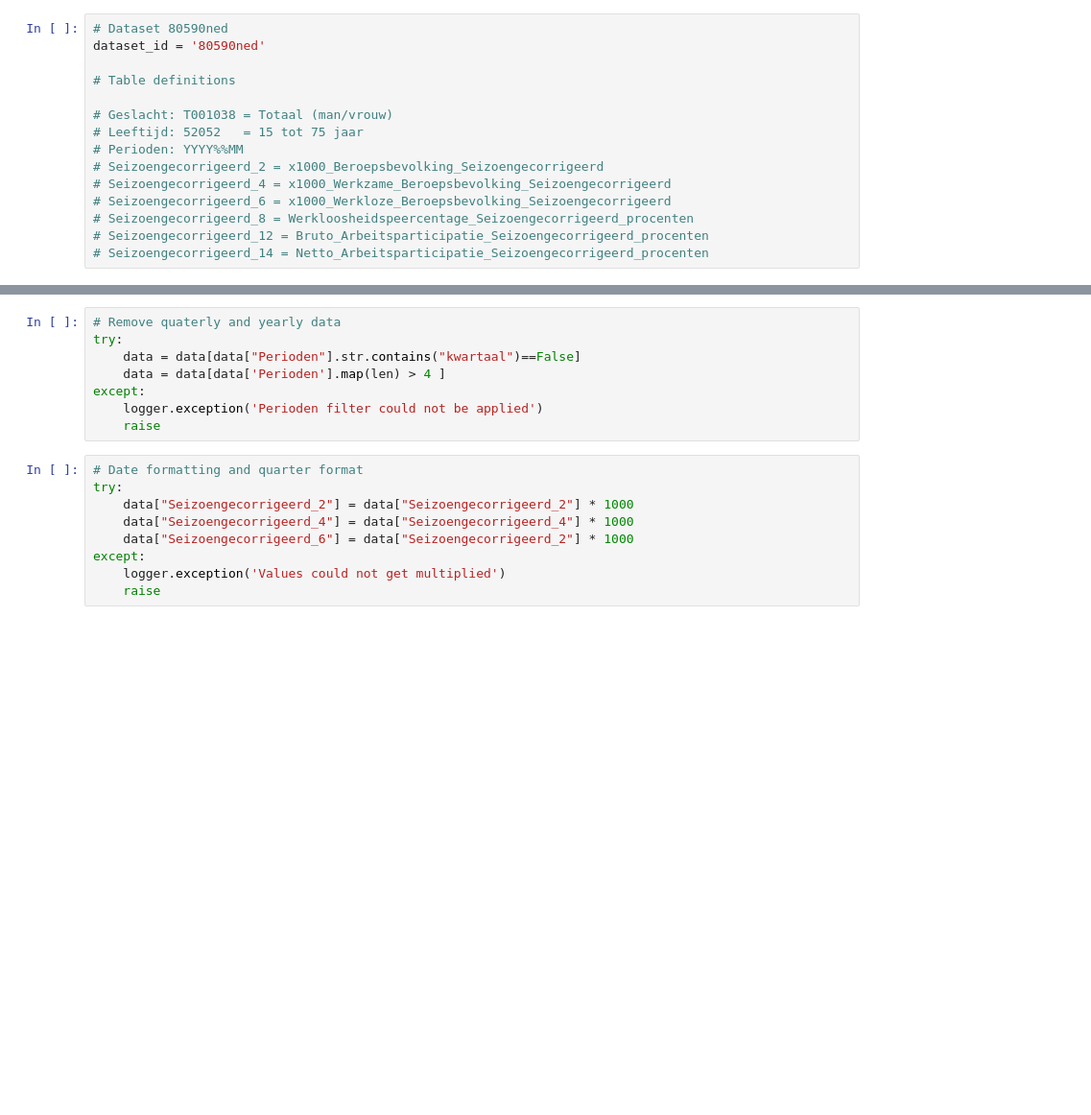
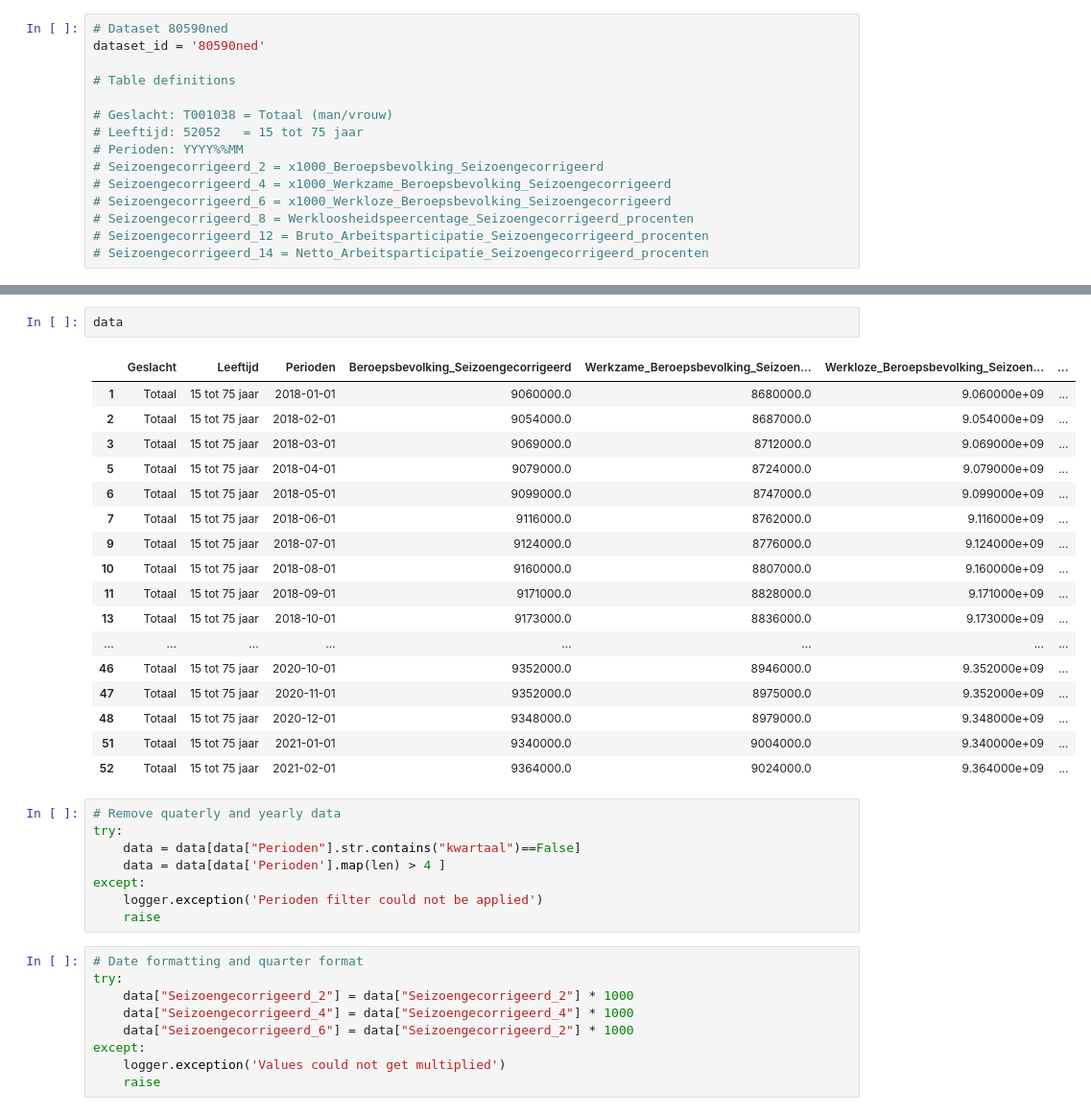
Before and after one commit to jeroensmink98/Zehnder-Source-Automation, a Jupyter notebook: src/E003_Unemployment_Rate.ipynb, the cells around one changed output, grey strips where cells are left out. Shown at 96% size. Cells and saved outputs as stored; diff of their text form; blank space fills up the shorter version.

```diff
--- a/src/E003_Unemployment_Rate.ipynb
+++ b/src/E003_Unemployment_Rate.ipynb
@@ -63,3 +72,23 @@ except:
+# %%
+data
+# %% [output]
+|  | Geslacht | Leeftijd | Perioden | Beroepsbevolking_Seizoengecorrigeerd | Werkzame_Beroepsbevolking_Seizoen... | Werkloze_Beroepsbevolking_Seizoen... | ... |
+| 1 | Totaal | 15 tot 75 jaar | 2018-01-01 | 9060000.0 | 8680000.0 | 9.060000e+09 | ... |
+| 2 | Totaal | 15 tot 75 jaar | 2018-02-01 | 9054000.0 | 8687000.0 | 9.054000e+09 | ... |
+| 3 | Totaal | 15 tot 75 jaar | 2018-03-01 | 9069000.0 | 8712000.0 | 9.069000e+09 | ... |
+| 5 | Totaal | 15 tot 75 jaar | 2018-04-01 | 9079000.0 | 8724000.0 | 9.079000e+09 | ... |
+| 6 | Totaal | 15 tot 75 jaar | 2018-05-01 | 9099000.0 | 8747000.0 | 9.099000e+09 | ... |
+| 7 | Totaal | 15 tot 75 jaar | 2018-06-01 | 9116000.0 | 8762000.0 | 9.116000e+09 | ... |
+| 9 | Totaal | 15 tot 75 jaar | 2018-07-01 | 9124000.0 | 8776000.0 | 9.124000e+09 | ... |
+| 10 | Totaal | 15 tot 75 jaar | 2018-08-01 | 9160000.0 | 8807000.0 | 9.160000e+09 | ... |
+| 11 | Totaal | 15 tot 75 jaar | 2018-09-01 | 9171000.0 | 8828000.0 | 9.171000e+09 | ... |
+| 13 | Totaal | 15 tot 75 jaar | 2018-10-01 | 9173000.0 | 8836000.0 | 9.173000e+09 | ... |
+| ... | ... | ... | ... | ... | ... | ... | ... |
+| 46 | Totaal | 15 tot 75 jaar | 2020-10-01 | 9352000.0 | 8946000.0 | 9.352000e+09 | ... |
+| 47 | Totaal | 15 tot 75 jaar | 2020-11-01 | 9352000.0 | 8975000.0 | 9.352000e+09 | ... |
+| 48 | Totaal | 15 tot 75 jaar | 2020-12-01 | 9348000.0 | 8979000.0 | 9.348000e+09 | ... |
+| 51 | Totaal | 15 tot 75 jaar | 2021-01-01 | 9340000.0 | 9004000.0 | 9.340000e+09 | ... |
+| 52 | Totaal | 15 tot 75 jaar | 2021-02-01 | 9364000.0 | 9024000.0 | 9.364000e+09 | ... |
 # %%
 # Remove quaterly and yearly data
 try:
```
Also changed, not shown: parts of 3 cells of this notebook.
